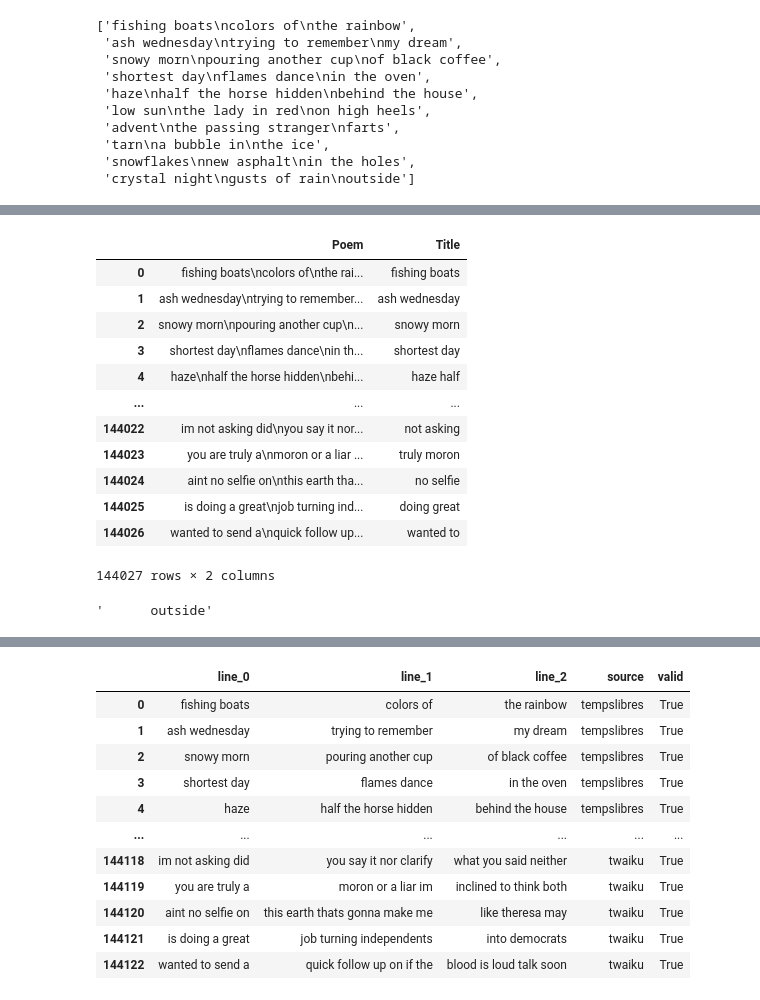
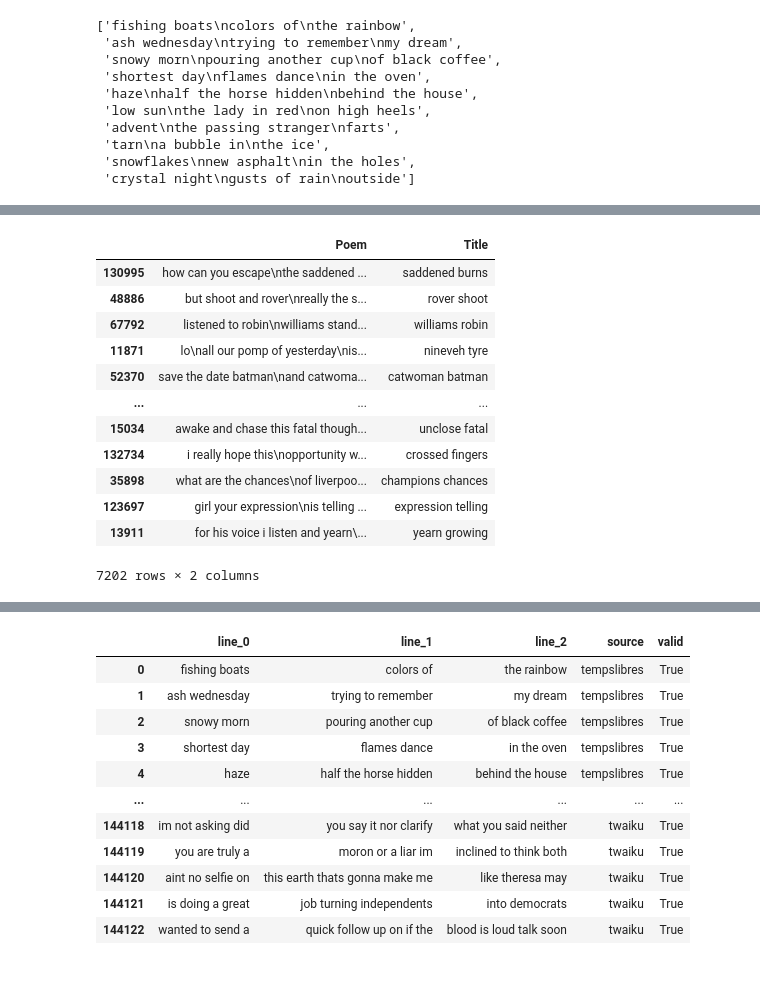
Before and after one commit to alex-preau/nlg-project, a Jupyter notebook: data_processing.ipynb, the cells around one changed output, grey strips where cells are left out. Cells and saved outputs as stored; diff of their text form; code cells hidden in the pictures.

```diff
--- a/data_processing.ipynb
+++ b/data_processing.ipynb
@@ -185,7 +187,7 @@ for i in range(len(poem_list)):
                 #sometimes it doesnt work, doesnt mean infrequent just broken so ignore
                 continue
     curr_title = []
-    for idf in list(idf_dict.keys())[0:2]:
+    for idf in list(sorted(idf_dict.keys()))[::-1][0:2]:
         #print(idf_dict[idf])
         curr_title.append(idf_dict[idf])
     #curr_title.rstrip()
@@ -198,16 +200,2 @@ poem_data.to_csv(processed_data_dir + 'test_data.csv')
 # %%
-poem_data
+train_df, test_df = train_test_split(poem_data, test_size=0.05)
-# %% [output]
-|  | Poem | Title |
-| 0 | fishing boats\ncolors of\nthe rai... | fishing boats |
-| 1 | ash wednesday\ntrying to remember... | ash wednesday |
-| 2 | snowy morn\npouring another cup\n... | snowy morn |
-| 3 | shortest day\nflames dance\nin th... | shortest day |
-| 4 | haze\nhalf the horse hidden\nbehi... | haze half |
-| ... | ... | ... |
-| 144022 | im not asking did\nyou say it nor... | not asking |
-| 144023 | you are truly a\nmoron or a liar ... | truly moron |
-| 144024 | aint no selfie on\nthis earth tha... | no selfie |
-| 144025 | is doing a great\njob turning ind... | doing great |
-| 144026 | wanted to send a\nquick follow up... | wanted to |
-144027 rows × 2 columns
@@ -214,9 +205,21 @@ poem_data
 # %%
 kaggle_df.to_csv(processed_data_dir + 'kaggle_data.csv')
 # %%
-kaggle_df[0:10]['line_2'].to_list()[-1]
+test_df
 # %% [output]
+|  | Poem | Title |
+| 130995 | how can you escape\nthe saddened ... | saddened burns |
+| 48886 | but shoot and rover\nreally the s... | rover shoot |
+| 67792 | listened to robin\nwilliams stand... | williams robin |
+| 11871 | lo\nall our pomp of yesterday\nis... | nineveh tyre |
+| 52370 | save the date batman\nand catwoma... | catwoman batman |
+| ... | ... | ... |
+| 15034 | awake and chase this fatal though... | unclose fatal |
+| 132734 | i really hope this\nopportunity w... | crossed fingers |
+| 35898 | what are the chances\nof liverpoo... | champions chances |
+| 123697 | girl your expression\nis telling ... | expression telling |
+| 13911 | for his voice i listen and yearn\... | yearn growing |
-'      outside'
+7202 rows × 2 columns
 # %%
 kaggle_df
 # %% [output]
```
Also changed, not shown: parts of 14 cells of this notebook, 3 other files.
